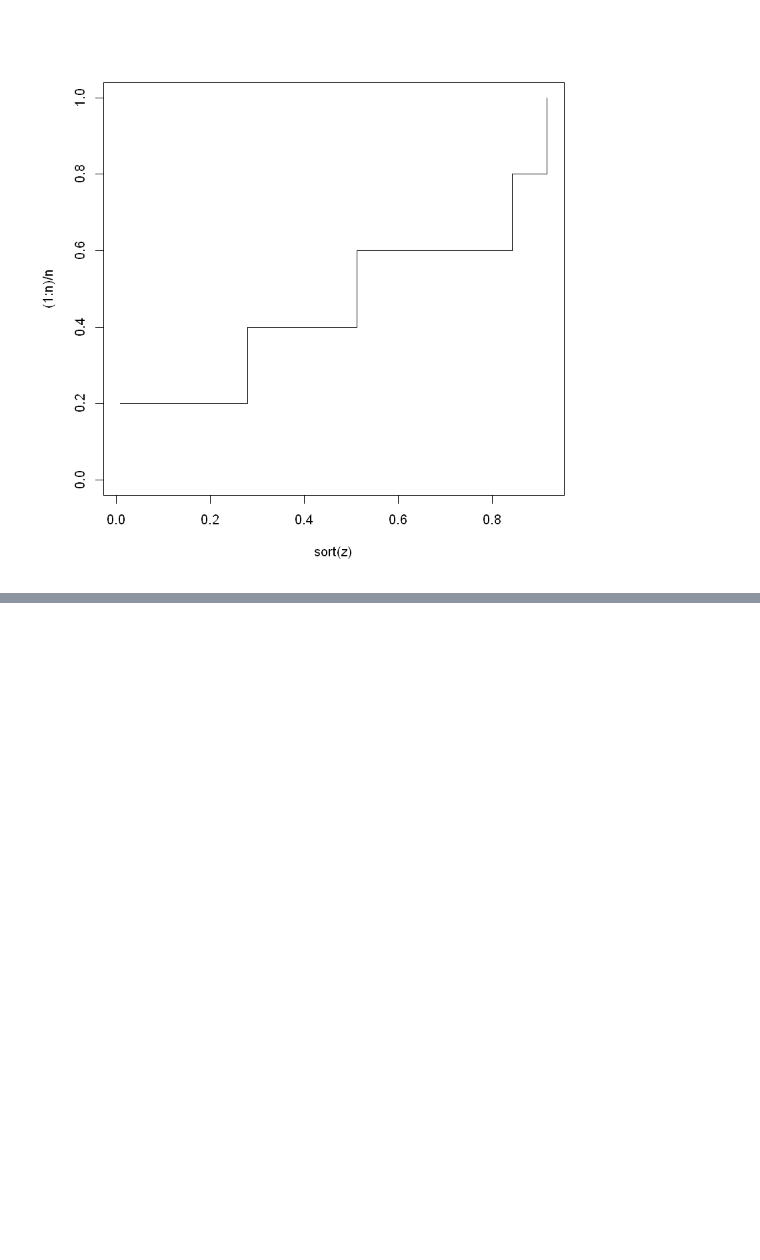
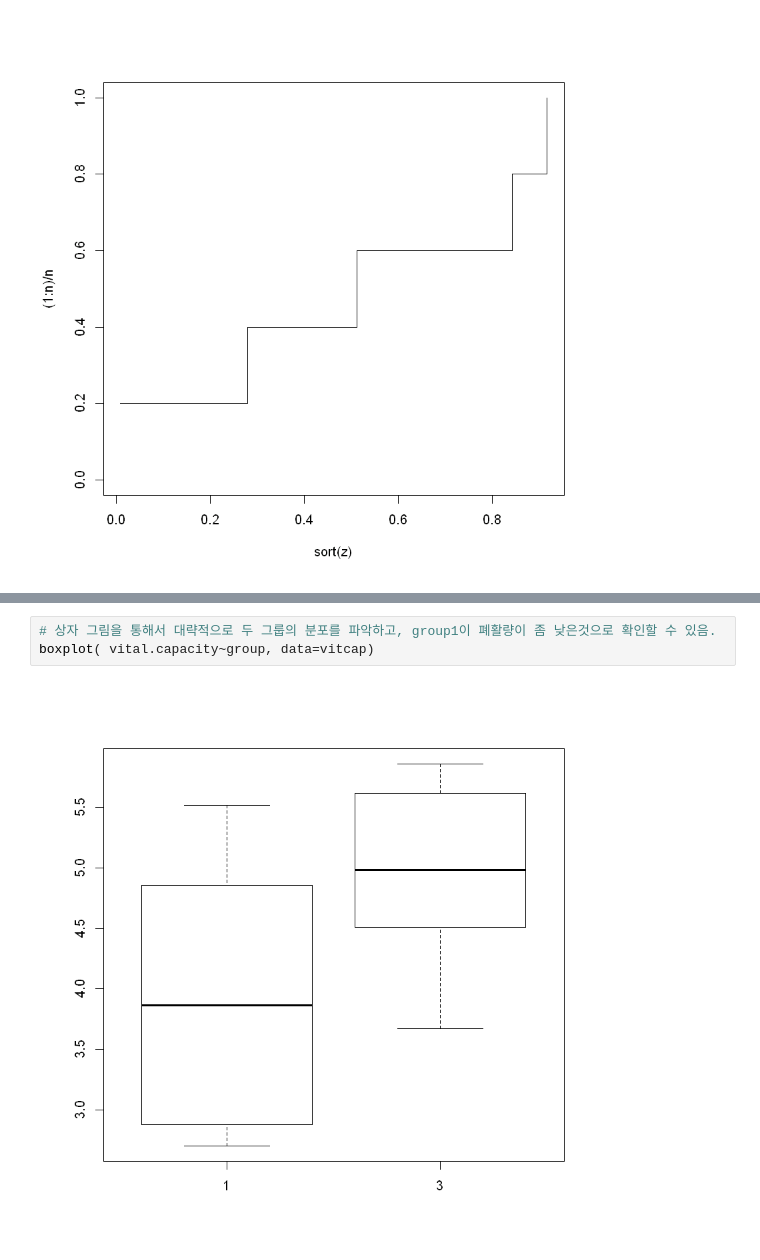
Before and after one commit to braveji18/mystudy, a Jupyter notebook: 01_school/12_데이터분석방법론1/homework_01.ipynb, the cells around one changed output, grey strips where cells are left out. Cells and saved outputs as stored; diff of their text form; blank space fills up the shorter version.

```diff
--- a/01_school/12_데이터분석방법론1/homework_01.ipynb
+++ b/01_school/12_데이터분석방법론1/homework_01.ipynb
@@ -146,0 +197,5 @@ plot ( sort( z ) ,(1:n)/n,type="s",ylim=c(0,1))
+# %%
+# 상자 그림을 통해서 대략적으로 두 그룹의 분포를 파악하고, group1이 폐활량이 좀 낮은것으로 확인할 수 있음.
+boxplot( vital.capacity~group, data=vitcap)
+# %% [output]
+[figure, added]
```
Also changed, not shown: parts of 10 cells of this notebook.
